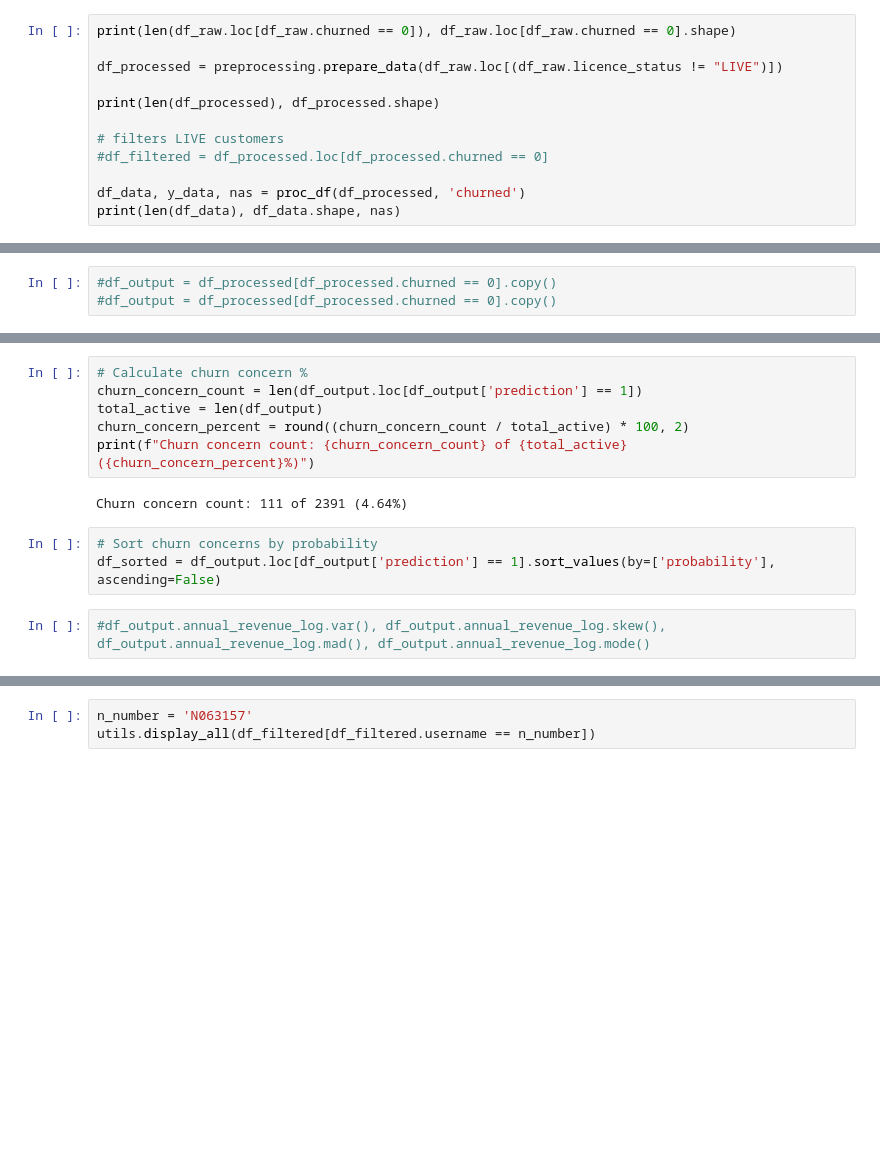
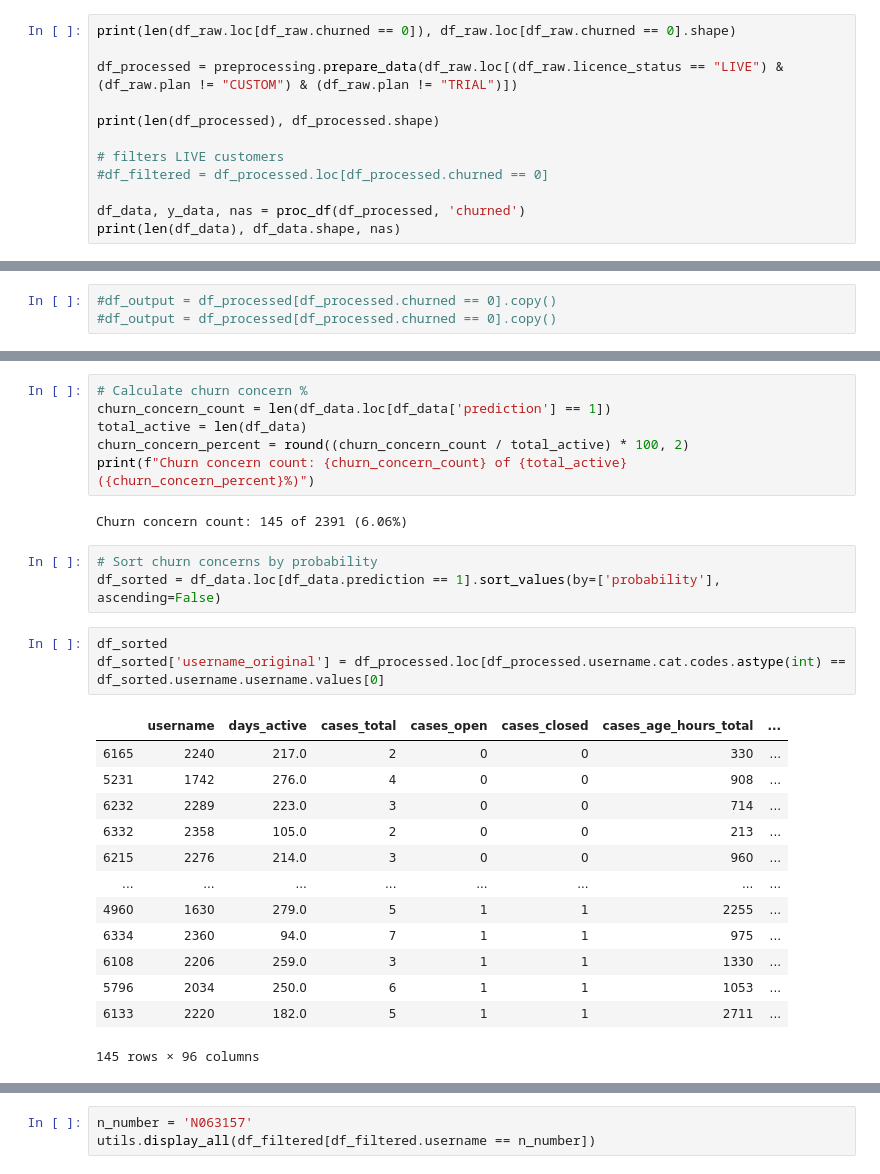
Before and after one commit to justinhennessy/100-days-of-code, a Jupyter notebook: project/churn_inference.ipynb, the cells around one changed output, grey strips where cells are left out. Drawn from its saved outputs; the diff is of its cells as text; blank space fills up the shorter version.

Commit message:
Updated train and churn notebook

```diff
--- a/project/churn_inference.ipynb
+++ b/project/churn_inference.ipynb
@@ -74,7 +74,7 @@ for username in rubbish_usernames:
 # %%
 print(len(df_raw.loc[df_raw.churned == 0]), df_raw.loc[df_raw.churned == 0].shape)
 
-df_processed = preprocessing.prepare_data(df_raw.loc[(df_raw.licence_status != "LIVE")])
+df_processed = preprocessing.prepare_data(df_raw.loc[(df_raw.licence_status == "LIVE") & (df_raw.plan != "CUSTOM") & (df_raw.plan != "TRIAL")])
 
 print(len(df_processed), df_processed.shape)
 
@@ -154,14 +176,29 @@ accuracy_score(y_data,df_data['prediction'])
 # %%
 # Calculate churn concern %
-churn_concern_count = len(df_output.loc[df_output['prediction'] == 1])
-total_active = len(df_output)
+churn_concern_count = len(df_data.loc[df_data['prediction'] == 1])
+total_active = len(df_data)
 churn_concern_percent = round((churn_concern_count / total_active) * 100, 2)
 print(f"Churn concern count: {churn_concern_count} of {total_active} ({churn_concern_percent}%)")
 # %% [output]
-Churn concern count: 111 of 2391 (4.64%)
+Churn concern count: 145 of 2391 (6.06%)
 # %%
 # Sort churn concerns by probability
-df_sorted = df_output.loc[df_output['prediction'] == 1].sort_values(by=['probability'], ascending=False)
+df_sorted = df_data.loc[df_data.prediction == 1].sort_values(by=['probability'], ascending=False)
-# %%
-#df_output.annual_revenue_log.var(), df_output.annual_revenue_log.skew(), df_output.annual_revenue_log.mad(), df_output.annual_revenue_log.mode()
+# %%
+df_sorted
+df_sorted['username_original'] = df_processed.loc[df_processed.username.cat.codes.astype(int) == df_sorted.username.username.values[0]
+# %% [output]
+|  | username | days_active | cases_total | cases_open | cases_closed | cases_age_hours_total | ... |
+| 6165 | 2240 | 217.0 | 2 | 0 | 0 | 330 | ... |
+| 5231 | 1742 | 276.0 | 4 | 0 | 0 | 908 | ... |
+| 6232 | 2289 | 223.0 | 3 | 0 | 0 | 714 | ... |
+| 6332 | 2358 | 105.0 | 2 | 0 | 0 | 213 | ... |
+| 6215 | 2276 | 214.0 | 3 | 0 | 0 | 960 | ... |
+| ... | ... | ... | ... | ... | ... | ... | ... |
+| 4960 | 1630 | 279.0 | 5 | 1 | 1 | 2255 | ... |
+| 6334 | 2360 | 94.0 | 7 | 1 | 1 | 975 | ... |
+| 6108 | 2206 | 259.0 | 3 | 1 | 1 | 1330 | ... |
+| 5796 | 2034 | 250.0 | 6 | 1 | 1 | 1053 | ... |
+| 6133 | 2220 | 182.0 | 5 | 1 | 1 | 2711 | ... |
+145 rows × 96 columns
 # %%
```
Also changed, not shown: parts of 5 cells of this notebook, 1 other file.
